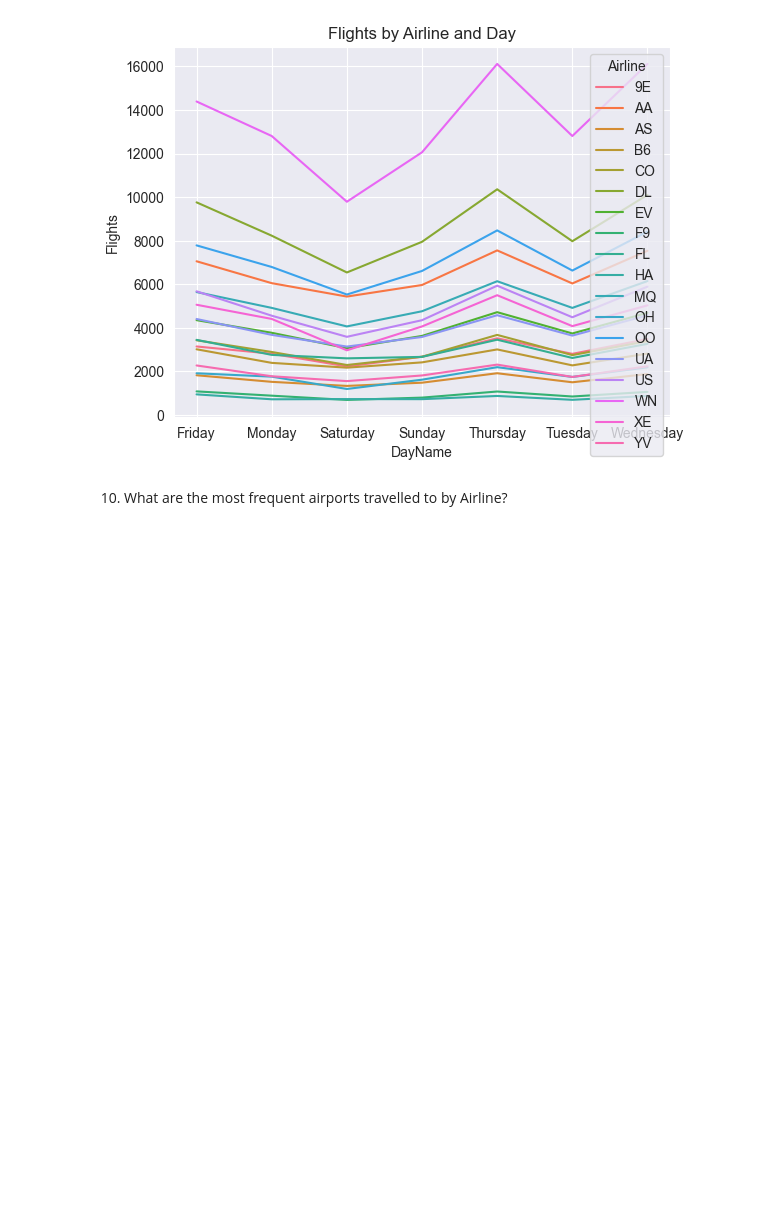
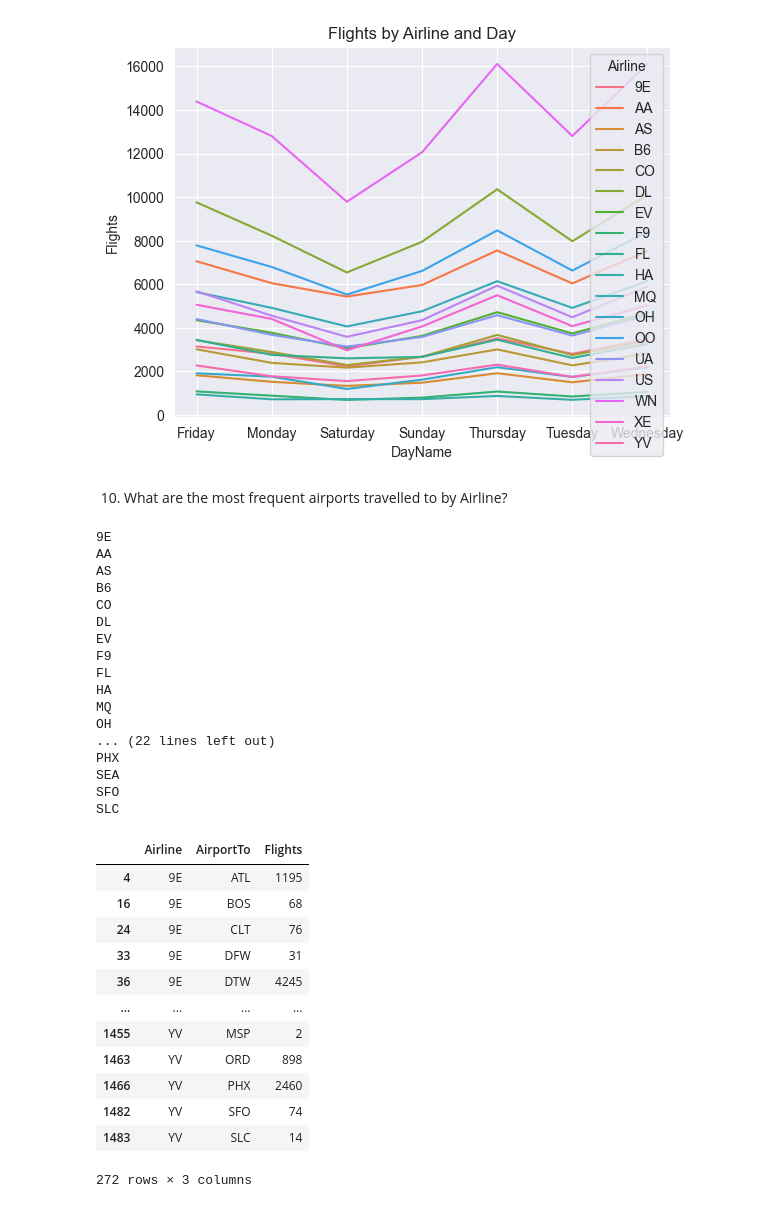
Before and after one commit to Ethan07914/flight_data_insight, a Jupyter notebook: main.ipynb, the cells around one changed output. Saved outputs shown, nothing was run; the diff lists cells and outputs as text; code cells hidden in the pictures; blank space fills up the shorter version.

```diff
--- a/main.ipynb
+++ b/main.ipynb
@@ -253,3 +256,52 @@ Text(0.5, 1.0, 'Flights by Airline and Day')
 [figure]
 # %% [markdown]
 10. What are the most frequent airports travelled to by Airline?
+# %%
+FlightsToAirportByAirline = flight_data.groupby(['Airline', 'AirportTo']).Time.count().reset_index().rename(columns={'Time':'Flights'})
+
+FlightsToAirport = flight_data.groupby('AirportTo').Time.count().sort_values(ascending=False).iloc[0:20].reset_index().rename(columns={'Time':'Flights'})
+
+FlightsToAirportByAirline20 = FlightsToAirportByAirline[FlightsToAirportByAirline['AirportTo'].isin(FlightsToAirport.AirportTo)]
+
+FlightsToAirportByAirline20
+
+Airlines1 = FlightsToAirportByAirline20.Airline.unique()
+for airline in Airlines1:
+    print(airline)
+
+Airports1 = FlightsToAirportByAirline20.AirportTo.unique()
+for airport in Airports1:
+    print(airport)
+
+FlightsToAirportByAirline20
+# %% [output]
+9E
+AA
+AS
+B6
+CO
+DL
+EV
+F9
+FL
+HA
+MQ
+OH
+... (22 lines left out)
+PHX
+SEA
+SFO
+SLC
+|  | Airline | AirportTo | Flights |
+| 4 | 9E | ATL | 1195 |
+| 16 | 9E | BOS | 68 |
+| 24 | 9E | CLT | 76 |
+| 33 | 9E | DFW | 31 |
+| 36 | 9E | DTW | 4245 |
+| ... | ... | ... | ... |
+| 1455 | YV | MSP | 2 |
+| 1463 | YV | ORD | 898 |
+| 1466 | YV | PHX | 2460 |
+| 1482 | YV | SFO | 74 |
+| 1483 | YV | SLC | 14 |
+272 rows × 3 columns
```
Also changed, not shown: parts of 3 cells of this notebook.
